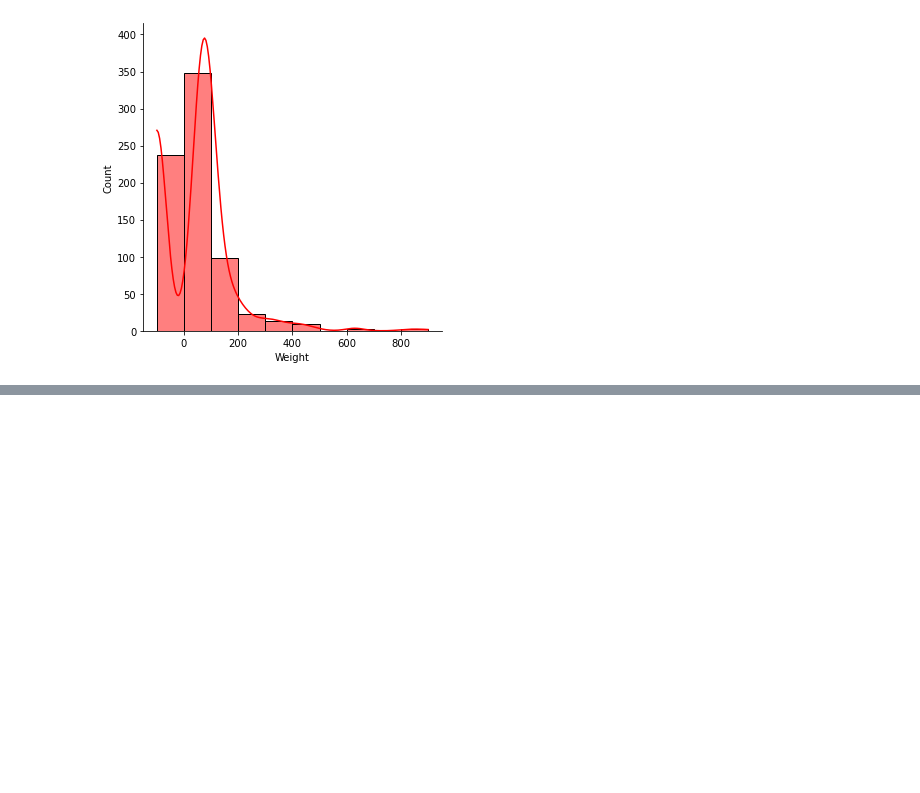
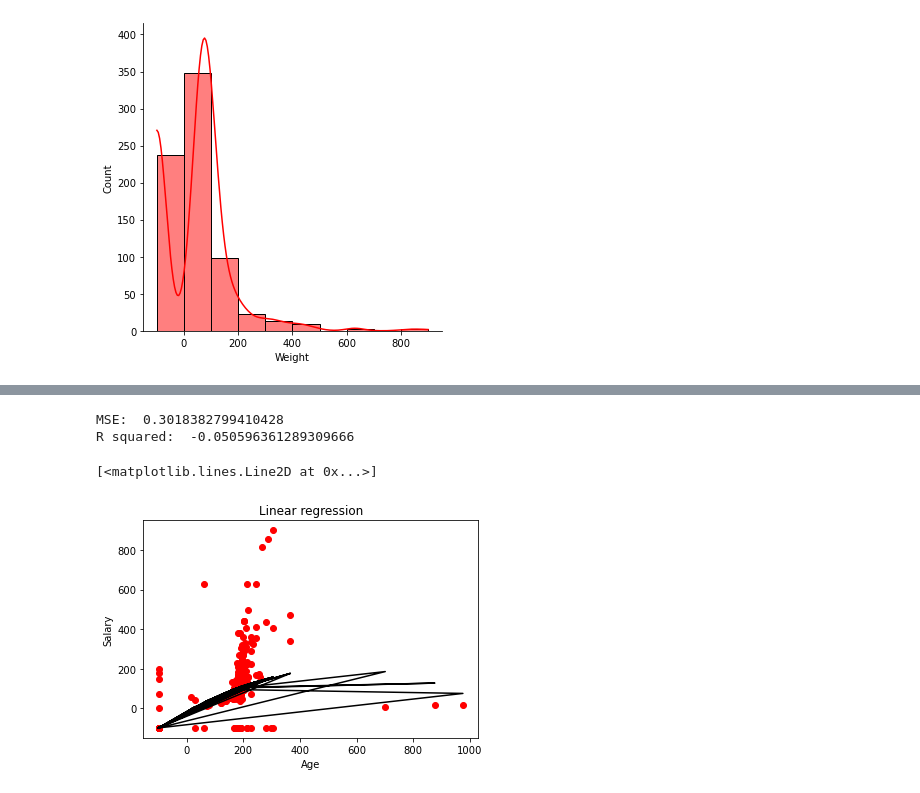
Before and after one commit to yasminebouazza/GoMyCode, a Jupyter notebook: test2.ipynb, the cells around one changed output, grey strips where cells are left out. Drawn from its saved outputs; the diff is of its cells as text; code cells hidden in the pictures; blank space fills up the shorter version.

```diff
--- a/test2.ipynb
+++ b/test2.ipynb
@@ -209,0 +213,35 @@ sns.displot(df["Weight"],bins=10,kde=True , color="red")
+# %%
+x= df[["Height", "Weight"]]
+y= df["Gender"].values
+
+x_train, x_test, y_train, y_test = train_test_split(x, y, test_size=0.35, random_state=40)  #splitting data
+lg=LinearRegression()
+poly=PolynomialFeatures(degree=3)
+
+x_train_fit = poly.fit_transform(x_train) #transforming our input data
+lg.fit(x_train_fit, y_train)
+x_test_ = poly.fit_transform(x_test)
+predicted = lg.predict(x_test_)
+
+print("MSE: ", metrics.mean_squared_error(y_test, predicted))
+print("R squared: ", metrics.r2_score(y_test,predicted))
+# %% [output]
+MSE:  0.3018382799410428
+R squared:  -0.050596361289309666
+# %%
+x= df["Height"].values.reshape(-1,1)
+y= df["Weight"].values
+poly = PolynomialFeatures(degree = 2)
+x_poly = poly.fit_transform(x)
+poly.fit(x_poly, y)
+lg=LinearRegression()
+lg.fit(x_poly, y)
+
+plt.scatter(x, y, color="r")
+plt.title("Linear regression")
+plt.ylabel("Salary")
+plt.xlabel("Age")
+plt.plot(x, lg.predict(poly.fit_transform(x)), color="k")
+# %% [output]
+[<matplotlib.lines.Line2D at 0x...>]
+[figure, added]
```
Also changed, not shown: parts of 3 cells of this notebook, 3 other files.
